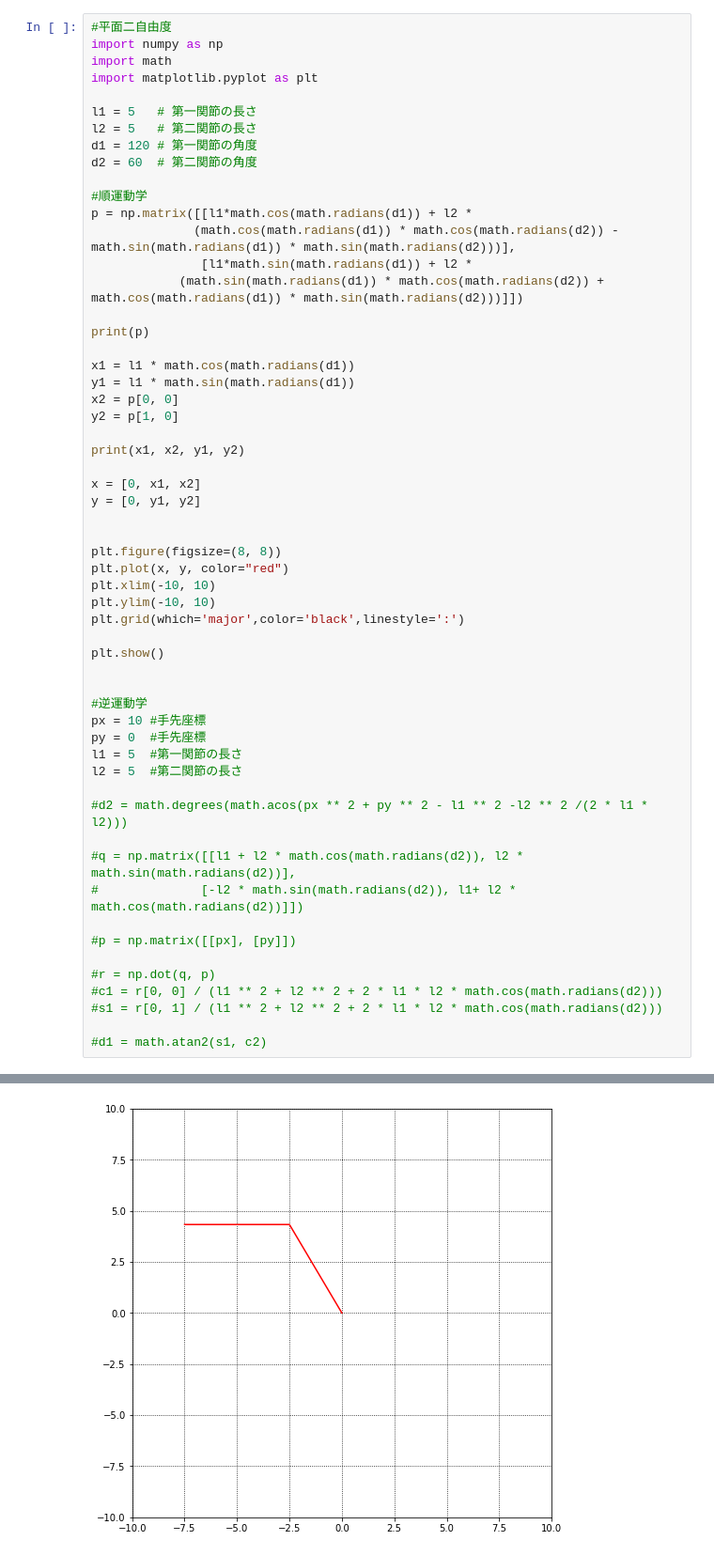
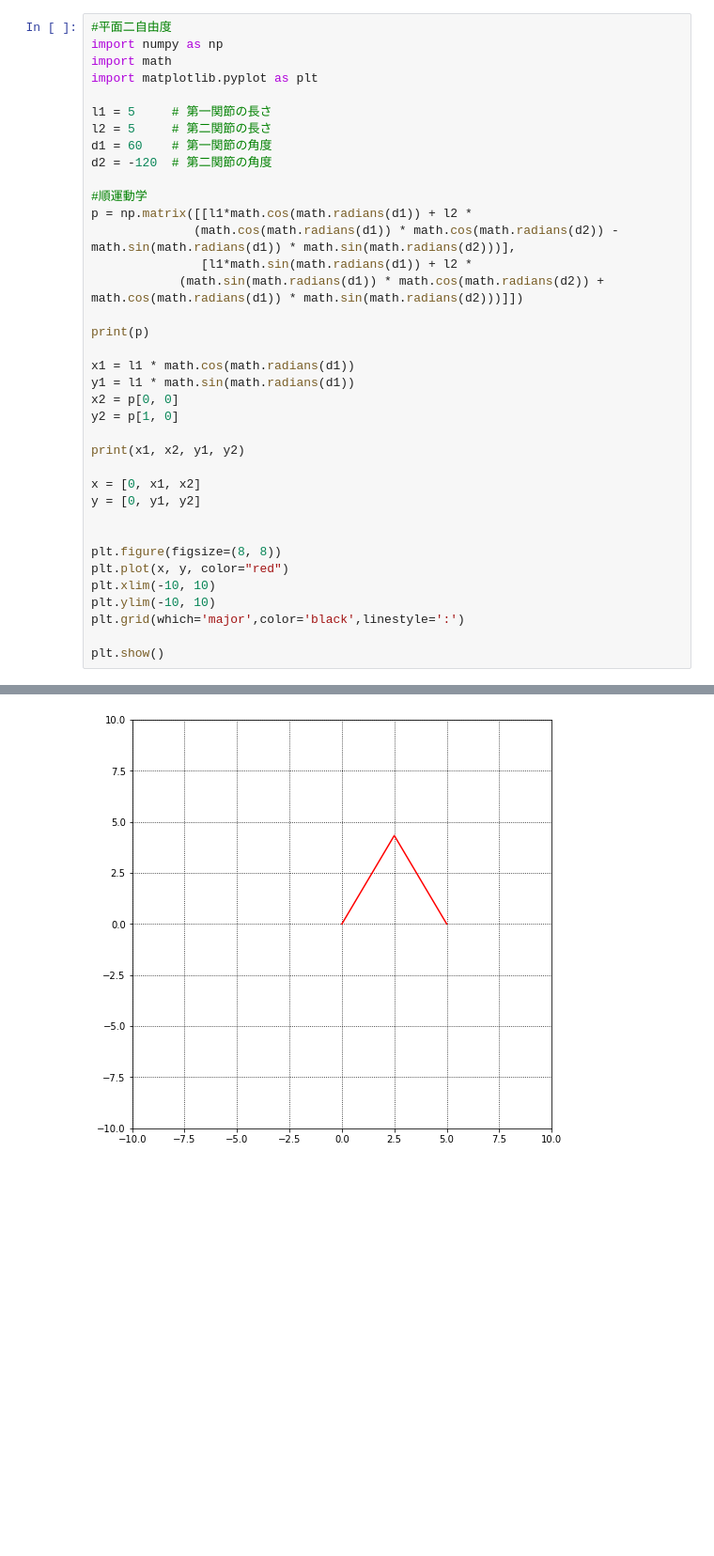
Before and after one commit to yasaburou/-, a Jupyter notebook: 実践ロボット制御.ipynb, the cells around one changed output, grey strips where cells are left out. Shown at 94% size. Saved outputs shown, nothing was run; the diff lists cells and outputs as text; blank space fills up the shorter version.

```diff
--- a/実践ロボット制御.ipynb
+++ b/実践ロボット制御.ipynb
@@ -27,10 +27,10 @@ import numpy as np
 import math
 import matplotlib.pyplot as plt
 
-l1 = 5   # 第一関節の長さ
-l2 = 5   # 第二関節の長さ
-d1 = 120 # 第一関節の角度
-d2 = 60  # 第二関節の角度
+l1 = 5     # 第一関節の長さ
+l2 = 5     # 第二関節の長さ
+d1 = 60    # 第一関節の角度
+d2 = -120  # 第二関節の角度
 
 #順運動学
 p = np.matrix([[l1*math.cos(math.radians(d1)) + l2 *
@@ -58,24 +58,4 @@ plt.ylim(-10, 10)
 plt.grid(which='major',color='black',linestyle=':')
 
 plt.show()
-
-
-#逆運動学
-px = 10 #手先座標
-py = 0  #手先座標
-l1 = 5  #第一関節の長さ
-l2 = 5  #第二関節の長さ
-
-#d2 = math.degrees(math.acos(px ** 2 + py ** 2 - l1 ** 2 -l2 ** 2 /(2 * l1 * l2)))
-
-#q = np.matrix([[l1 + l2 * math.cos(math.radians(d2)), l2 * math.sin(math.radians(d2))],
-#              [-l2 * math.sin(math.radians(d2)), l1+ l2 * math.cos(math.radians(d2))]])
-
-#p = np.matrix([[px], [py]])
-
-#r = np.dot(q, p)
-#c1 = r[0, 0] / (l1 ** 2 + l2 ** 2 + 2 * l1 * l2 * math.cos(math.radians(d2)))
-#s1 = r[0, 1] / (l1 ** 2 + l2 ** 2 + 2 * l1 * l2 * math.cos(math.radians(d2)))
-
-#d1 = math.atan2(s1, c2)
 # %% [output]
@@ -85 +65 @@ l2 = 5  #第二関節の長さ
-[figure, old version]
+[figure, new version]
```
Also changed, not shown: parts of 6 cells of this notebook.
